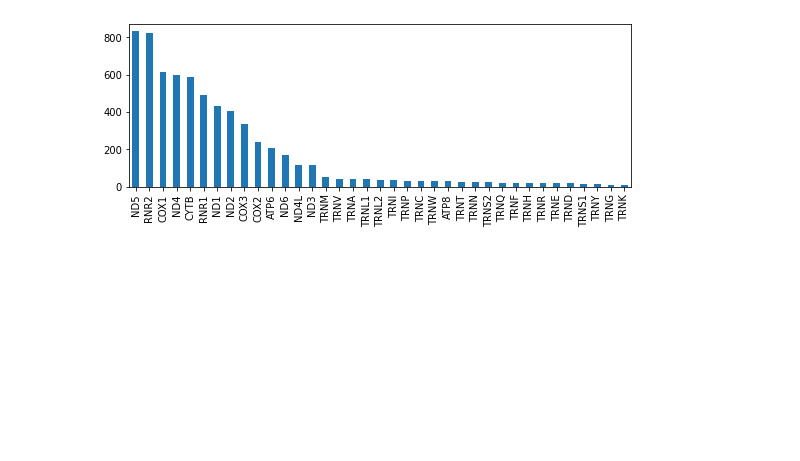
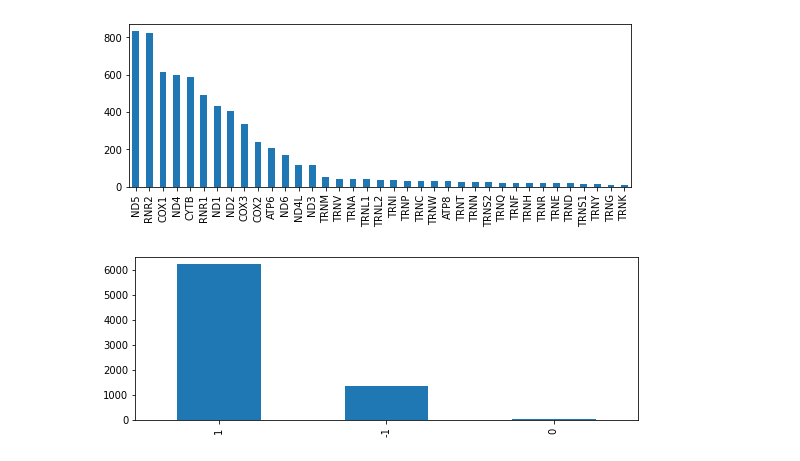
Before and after one commit to mitoclub/Signatures, a Jupyter notebook: notebooks/cancer_calc_ms.ipynb, the cells around one changed output. Cells and saved outputs as stored; diff of their text form; code cells hidden in the pictures; blank space fills up the shorter version.

```diff
--- a/notebooks/cancer_calc_ms.ipynb
+++ b/notebooks/cancer_calc_ms.ipynb
@@ -215,3 +118,8 @@ plt.figure(figsize=(9, 3))
 ObsAllAnn.GeneName.value_counts().plot.bar();
 # %% [output]
 [figure]
+# %%
+plt.figure(figsize=(9, 3))
+ObsAllAnn.Strand.value_counts().plot.bar();
+# %% [output]
+[figure, added]
```
Also changed, not shown: parts of 12 cells of this notebook.
